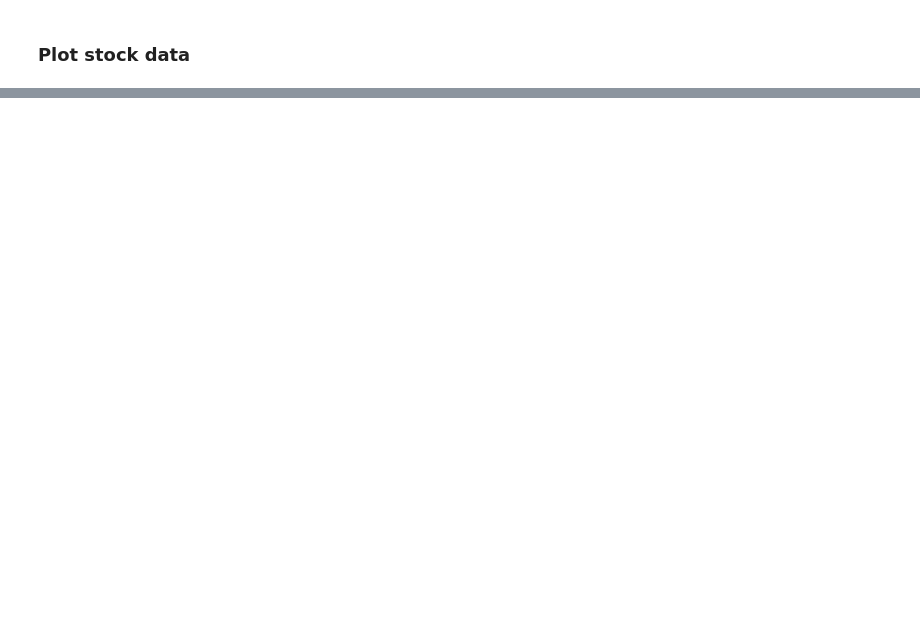
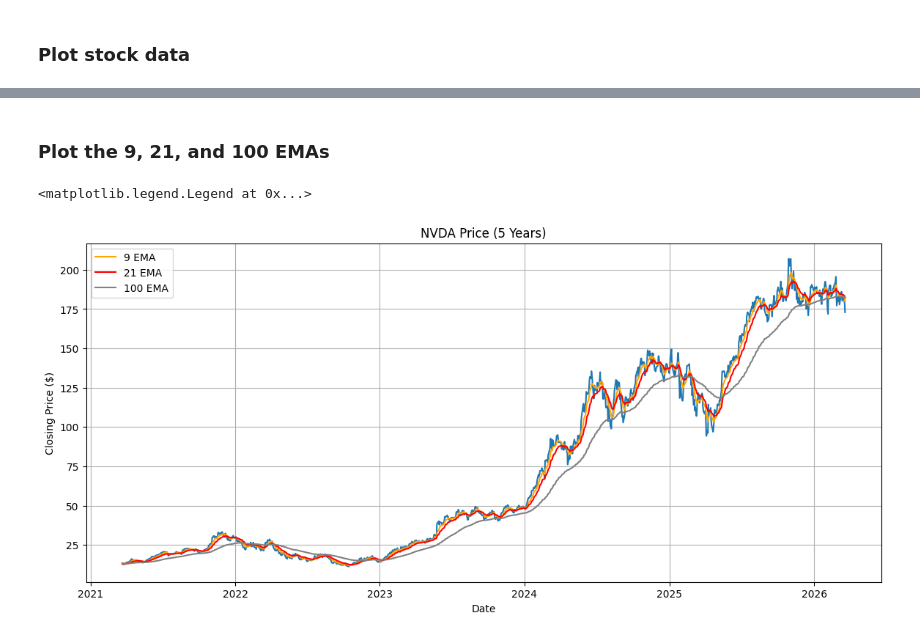
Before and after one commit to garyjli/price-predictor, a Jupyter notebook: LSTM.ipynb, the cells around one changed output, grey strips where cells are left out. Drawn from its saved outputs; the diff is of its cells as text; code cells hidden in the pictures; blank space fills up the shorter version.

```diff
--- a/LSTM.ipynb
+++ b/LSTM.ipynb
@@ -50,0 +51,21 @@ plt.show()
+# %% [markdown]
+### Plot the 9, 21, and 100 EMAs
+# %%
+df["ema9"] = df["Close"].ewm(span=9, adjust=False).mean()
+df["ema21"] = df["Close"].ewm(span=21, adjust=False).mean()
+df["ema100"] = df["Close"].ewm(span=100, adjust=False).mean()
+
+plt.figure(figsize=(14, 6))
+plt.grid(True)
+plt.plot(df["Date"], df["Close"])
+plt.xlabel("Date")
+plt.ylabel("Closing Price ($)")
+plt.title("NVDA Price (5 Years)")
+
+plt.plot(df["Date"], df["ema9"], label="9 EMA", color="orange")
+plt.plot(df["Date"], df["ema21"], label="21 EMA", color="red")
+plt.plot(df["Date"], df["ema100"], label="100 EMA", color="gray")
+plt.legend()
+# %% [output]
+<matplotlib.legend.Legend at 0x...>
+[figure, added]
```
Also changed, not shown: parts of 2 cells of this notebook.
